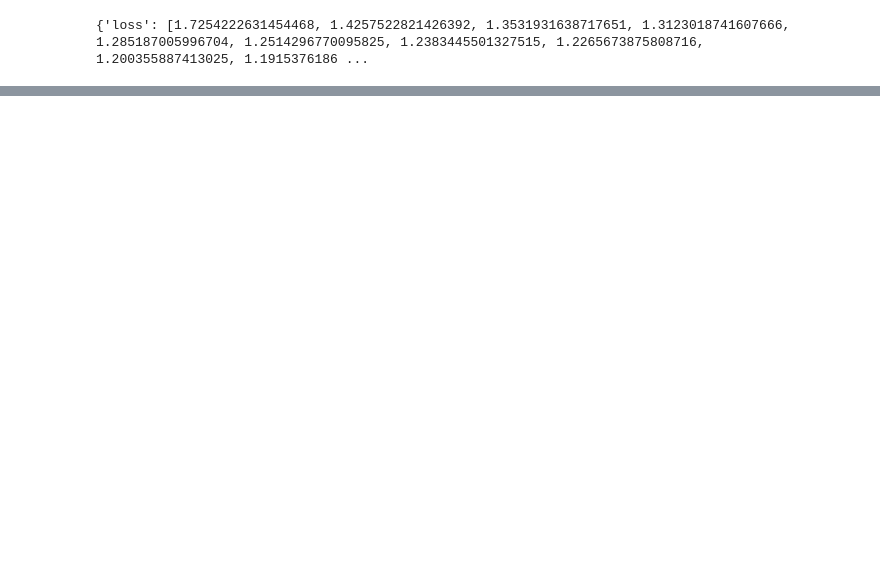
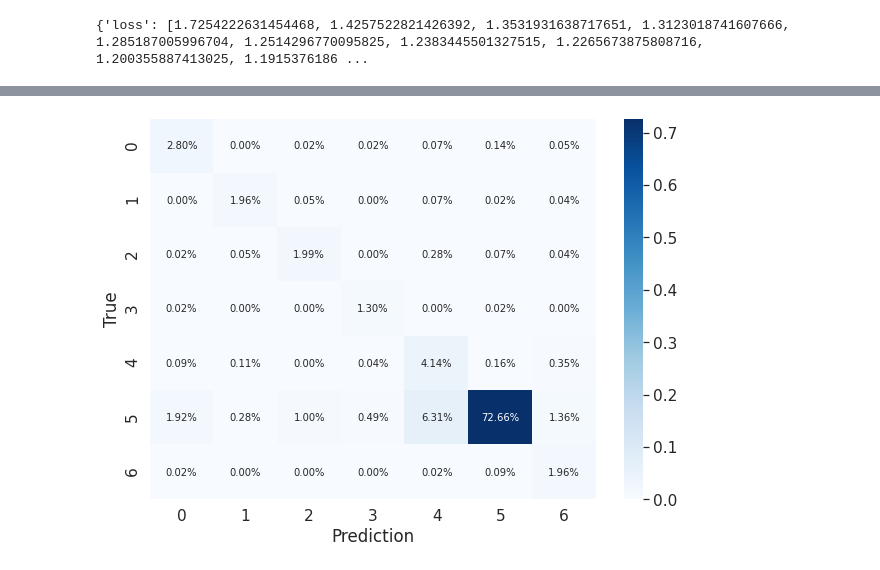
Before and after one commit to lehoangnam040/MSE-TEM501, a Jupyter notebook: TEM501_task1.ipynb, the cells around one changed output, grey strips where cells are left out. Cells and saved outputs as stored; diff of their text form; code cells hidden in the pictures; blank space fills up the shorter version.

```diff
--- a/TEM501_task1.ipynb
+++ b/TEM501_task1.ipynb
@@ -255,0 +238,2 @@ predict('xét_nghiệm beta dạ bsĩ mới chuyển phôi bviện mỹ_đức n
+# %%
+mymodel = load_model('./model.h5')
@@ -255,0 +242,10 @@ predict('xét_nghiệm beta dạ bsĩ mới chuyển phôi bviện mỹ_đức n
+# %%
+# Evaluate tren tap test
+_, validate_acc = mymodel.evaluate(x_test, y_test, verbose=0)
+y_pred = mymodel.predict(x_test, batch_size=64, verbose=1)
+y_pred_bool = np.argmax(y_pred, axis=1)
+y_true = np.argmax(y_test, axis=1)
+
+print('Accuracy trên tập test: %s%%' % str(validate_acc * 100) )
+
+print(classification_report(y_true, y_pred_bool))
@@ -255,0 +268,13 @@ predict('xét_nghiệm beta dạ bsĩ mới chuyển phôi bviện mỹ_đức n
+# %%
+cm = confusion_matrix(y_true, y_pred_bool)
+# %%
+# df_cm = pd.DataFrame(cm, range(7), range(7))
+plt.figure(figsize=(10,7))
+sn.set(font_scale=1.4, font='bold') # for label size
+sn.heatmap(cm/np.sum(cm), annot=True, fmt='.2%', cmap='Blues', annot_kws={"size": 10}) # font size
+plt.ylabel('True')
+plt.xlabel('Prediction')
+# plt.show()
+plt.savefig('cm.png')
+# %% [output]
+[figure, added]
```
Also changed, not shown: parts of 22 cells of this notebook, 11 other files.
